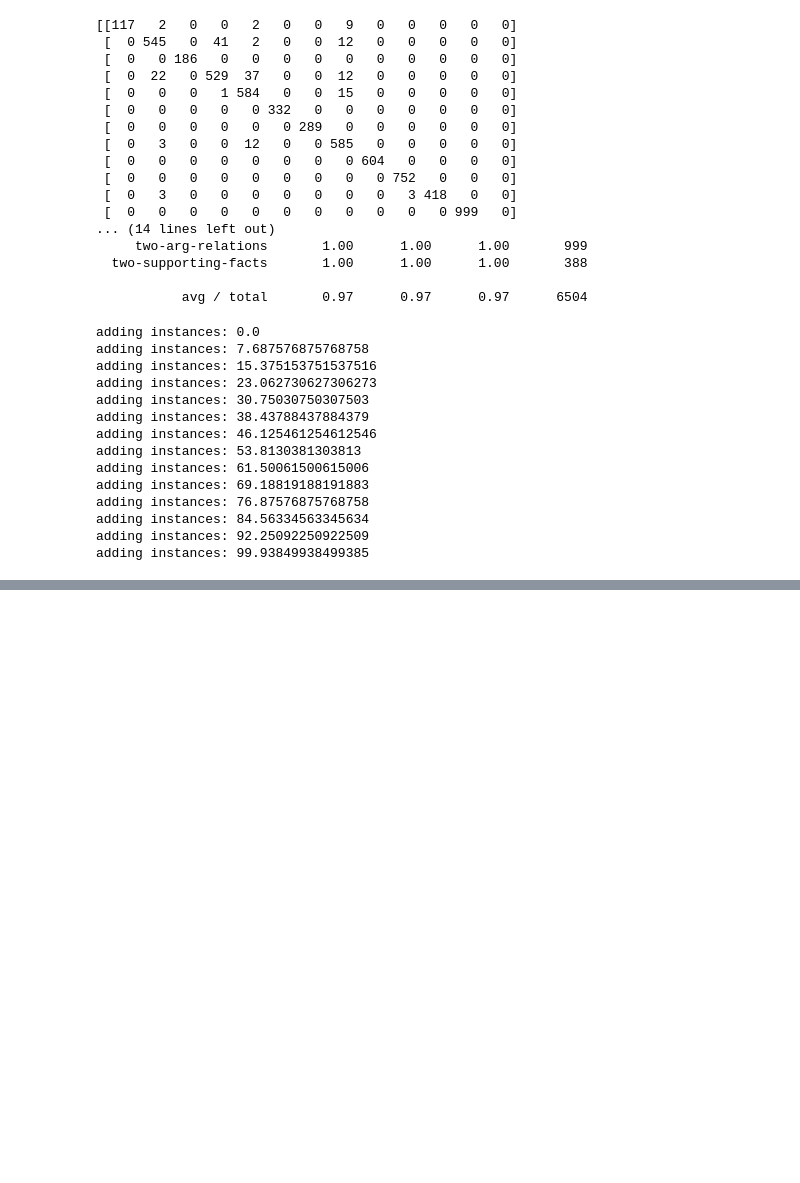
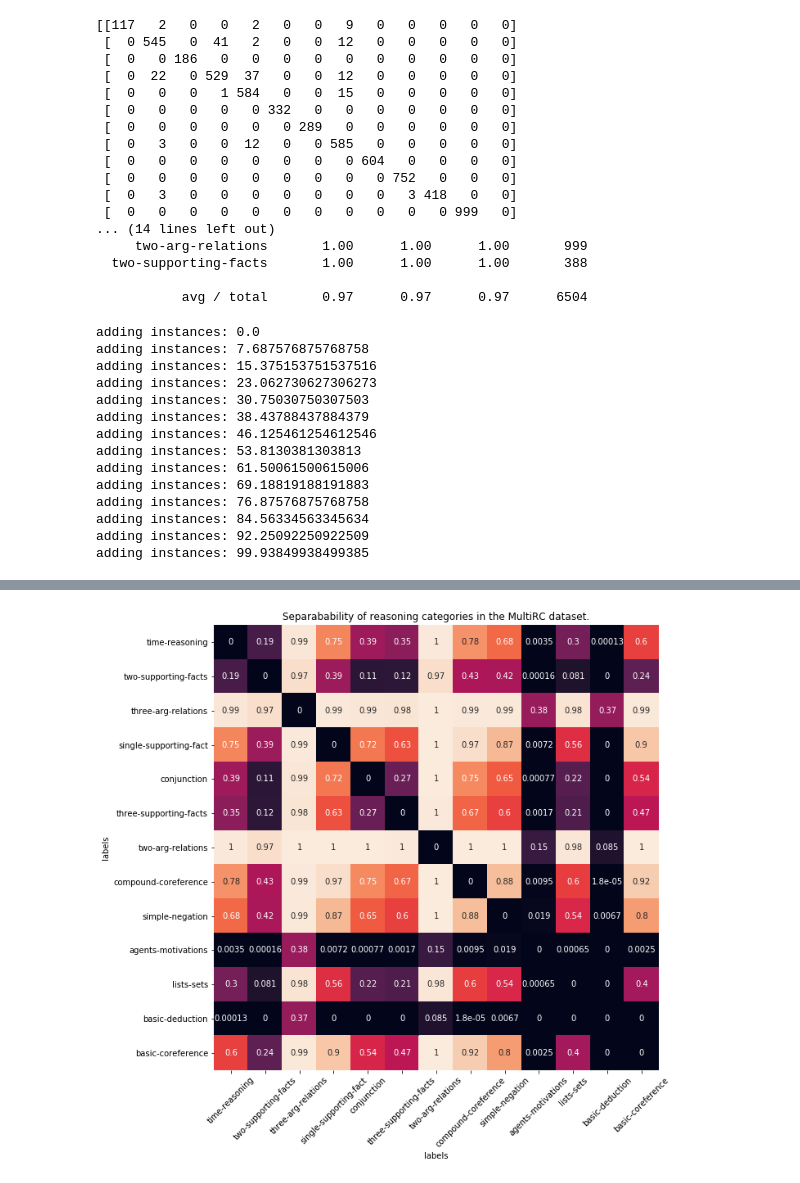
Before and after one commit to danyaljj/allennlp, a Jupyter notebook: 1.analysis_babi.ipynb, the cells around one changed output, grey strips where cells are left out. Saved outputs shown, nothing was run; the diff lists cells and outputs as text; code cells hidden in the pictures; blank space fills up the shorter version.

```diff
--- a/1.analysis_babi.ipynb
+++ b/1.analysis_babi.ipynb
@@ -876,11 +878,11 @@ for ind1, type1 in enumerate(unique_types111_list):
 
         y_true = []
         input_vecs = []
-        for i, x in enumerate(multirc_reasoning_types):
-            for j, y in enumerate(multirc_reasoning_types):
-                if type1 in x and type2 in y:
+        for i, x in enumerate(bibi_reasoning_types):
+            for j, y in enumerate(bibi_reasoning_types):
+                if type1 == x and type2 == y:
                     input_vecs.append(mat_ad[i] + mat_ad[j])
-                    if are_disjoint(x, y):
+                    if x != y:
                         y_true.append(1)
                     else:
                         y_true.append(0)
@@ -896,0 +934,21 @@ for ind1, type1 in enumerate(unique_types111_list):
+# %%
+from sklearn.metrics import confusion_matrix
+import seaborn as sns
+from sklearn import cluster, metrics
+
+plt.figure(figsize=(10, 10))
+sss = sns.heatmap(separation_table, square=True,
+            annot=True,
+            cbar=False,
+            xticklabels=True,
+            yticklabels=True
+            )
+
+sss.set_xticklabels(unique_types111_list, rotation=45)
+sss.set_yticklabels(unique_types111_list, rotation=0)
+plt.xlabel('labels')
+plt.ylabel('labels')
+plt.title('Separabability of reasoning categories in the MultiRC dataset.')
+plt.show()
+# %% [output]
+[figure, added]
```
Also changed, not shown: parts of 6 cells of this notebook, 4 other files.
